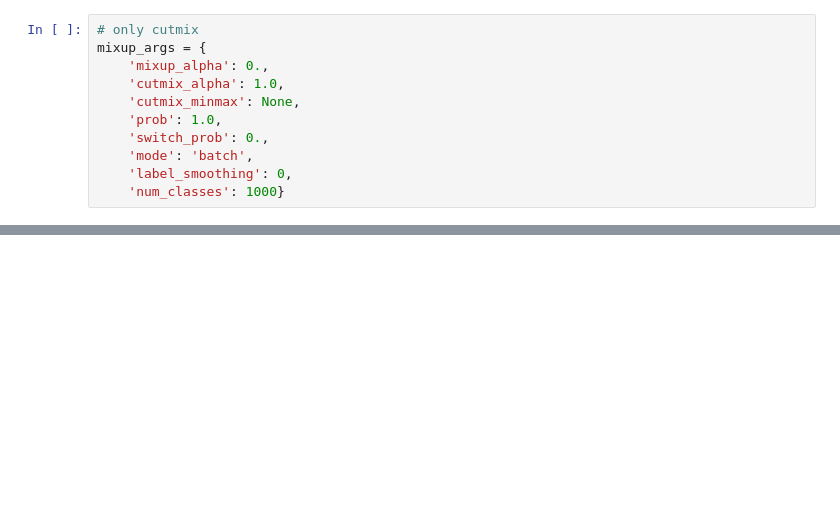
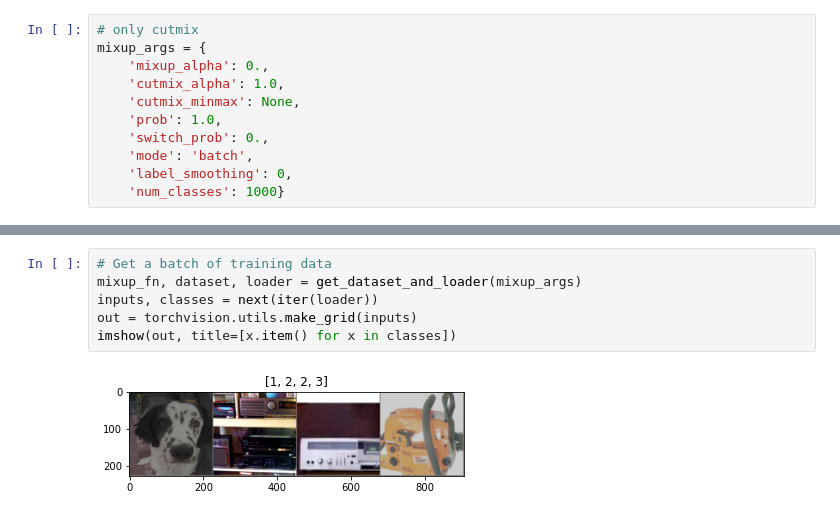
Before and after one commit to fastai/timmdocs, a Jupyter notebook: nbs/05_augmentation.ipynb, the cells around one changed output, grey strips where cells are left out. Saved outputs shown, nothing was run; the diff lists cells and outputs as text; blank space fills up the shorter version.

Commit message:
Add elementwise mixup/cutmix to docs

```diff
--- a/nbs/05_augmentation.ipynb
+++ b/nbs/05_augmentation.ipynb
@@ -145,0 +163,8 @@ imshow(out, title=[x.item() for x in classes.argmax(1)])
+# %%
+# Get a batch of training data
+mixup_fn, dataset, loader = get_dataset_and_loader(mixup_args)
+inputs, classes = next(iter(loader))
+out = torchvision.utils.make_grid(inputs)
+imshow(out, title=[x.item() for x in classes])
+# %% [output]
+[figure, added]
```
Also changed, not shown: parts of 16 cells of this notebook, 3 other files.
